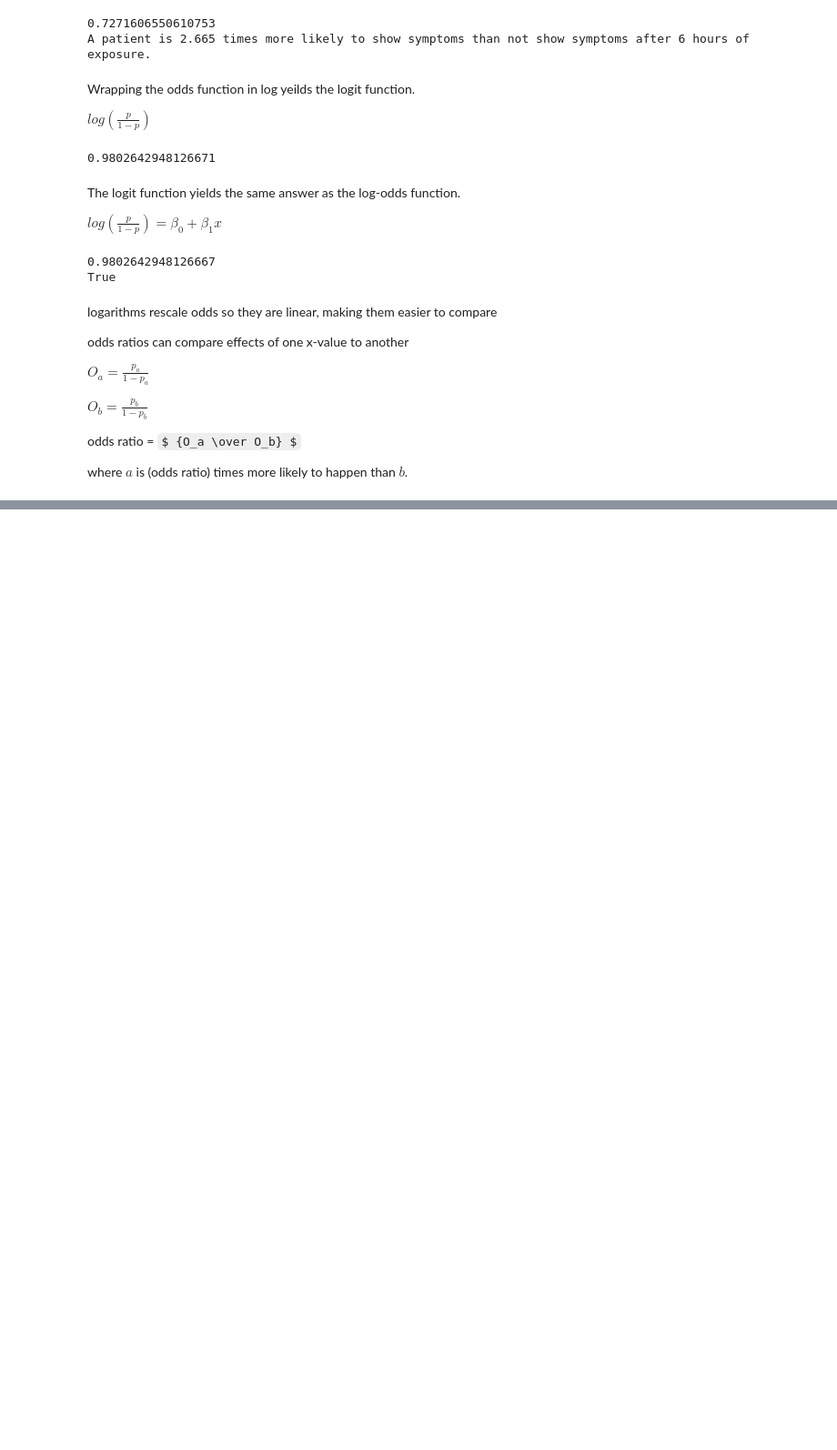
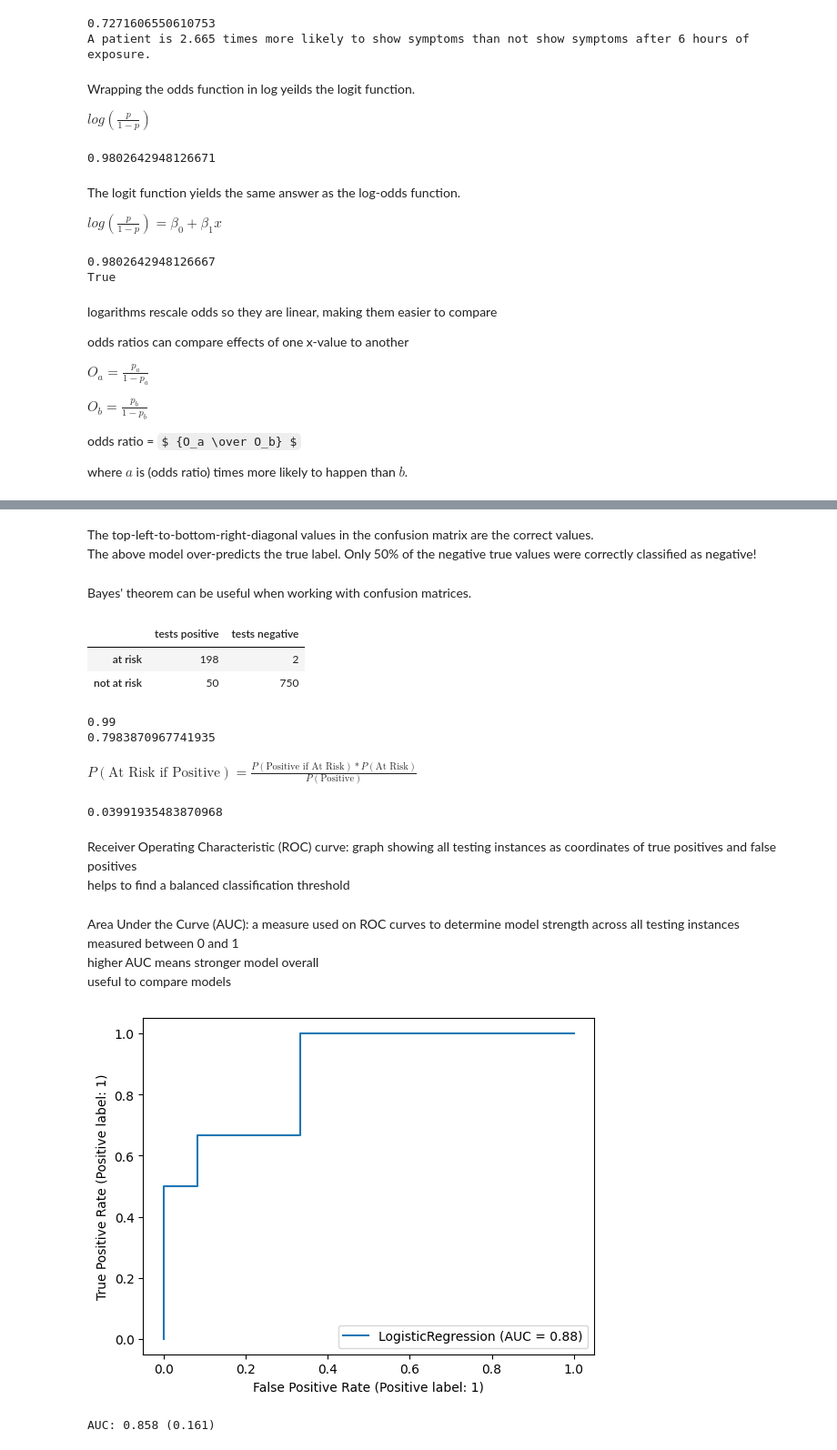
Before and after one commit to zdravoj/data-science-foundations, a Jupyter notebook: Essential_Math/Chapter6_logistic_regression.ipynb, the cells around one changed output, grey strips where cells are left out. Shown at 91% size. Cells and saved outputs as stored; diff of their text form; code cells hidden in the pictures; some formulas as TeX source; blank space fills up the shorter version.

```diff
--- a/Essential_Math/Chapter6_logistic_regression.ipynb
+++ b/Essential_Math/Chapter6_logistic_regression.ipynb
@@ -239,0 +346,77 @@ where $a$ is (odds ratio) times more likely to happen than $b$.
+# %% [markdown]
+The top-left-to-bottom-right-diagonal values in the confusion matrix are the correct values. <br>
+The above model over-predicts the true label. Only 50% of the negative true values were correctly classified as negative!
+# %% [markdown]
+Bayes' theorem can be useful when working with confusion matrices.
+# %%
+# patient data
+
+patient_df = pd.DataFrame(
+    data= {
+        'tests positive': [198, 50],
+        'tests negative': [2, 750]
+    },
+    index = ['at risk', 'not at risk']
+)
+
+display(patient_df)
+# %% [output]
+|  | tests positive | tests negative |
+| at risk | 198 | 2 |
+| not at risk | 50 | 750 |
+# %%
+# sensitivity and precision
+sensitivity = patient_df.loc['at risk', 'tests positive'] / sum(patient_df.loc['at risk', :])
+print(sensitivity)
+precision = patient_df.loc['at risk', 'tests positive'] / sum(patient_df.loc[:, 'tests positive'])
+print(precision)
+# %% [output]
+0.99
+0.7983870967741935
+# %% [markdown]
+$ P(\text{At Risk if Positive}) = \frac{P(\text{Positive if At Risk}) * P(\text{At Risk})}{P(\text{Positive})} $
+# %%
+# using Bayes' theorem to determine risk if positive
+p_positive_given_at_risk = patient_df.loc['at risk', 'tests positive'] / sum(patient_df.loc['at risk', :])
+p_positive = sum(patient_df.loc[:, 'tests positive']) / patient_df.values.sum()
+
+p_at_risk = 0.01
+
+p_at_risk_given_positive = p_positive_given_at_risk * p_at_risk / p_positive
+
+print(p_at_risk_given_positive)
+# %% [output]
+0.03991935483870968
+# %% [markdown]
+Receiver Operating Characteristic (ROC) curve: graph showing all testing instances as coordinates of true positives and false positives <br>
+helps to find a balanced classification threshold
+# %% [markdown]
+Area Under the Curve (AUC): a measure used on ROC curves to determine model strength across all testing instances <br>
+measured between 0 and 1 <br>
+higher AUC means stronger model overall <br>
+useful to compare models
+# %%
+# ROC and AUC from Logistic Regression
+
+# get input and output variables
+df = pd.read_csv("https://tinyurl.com/y6r7qjrp")
+X = df.values[:, :-1]
+y = df.values[:, -1]
+
+# train test split
+X_train, X_test, y_train, y_test = train_test_split(X, y, test_size=.33, random_state=7)
+
+# fit model and get ROC
+model = LogisticRegression(penalty=None)
+model.fit(X_train, y_train)
+RocCurveDisplay.from_estimator(model, X_test, y_test)
+plt.show()
+
+# get ROC-AUC score
+kfold = KFold(n_splits=5, random_state=7, shuffle=True)
+model = LogisticRegression(penalty=None)
+results = cross_val_score(model, X, y, cv= kfold, scoring= 'roc_auc')
+print('AUC: %.3f (%.3f)' % (results.mean(), results.std()))
+# %% [output]
+[figure, added]
+AUC: 0.858 (0.161)
```
Also changed, not shown: parts of 18 cells of this notebook.
